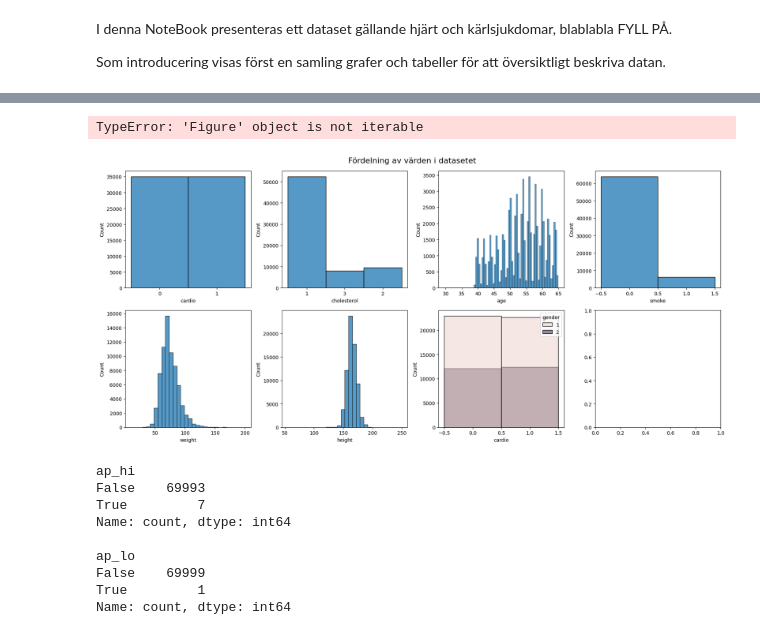
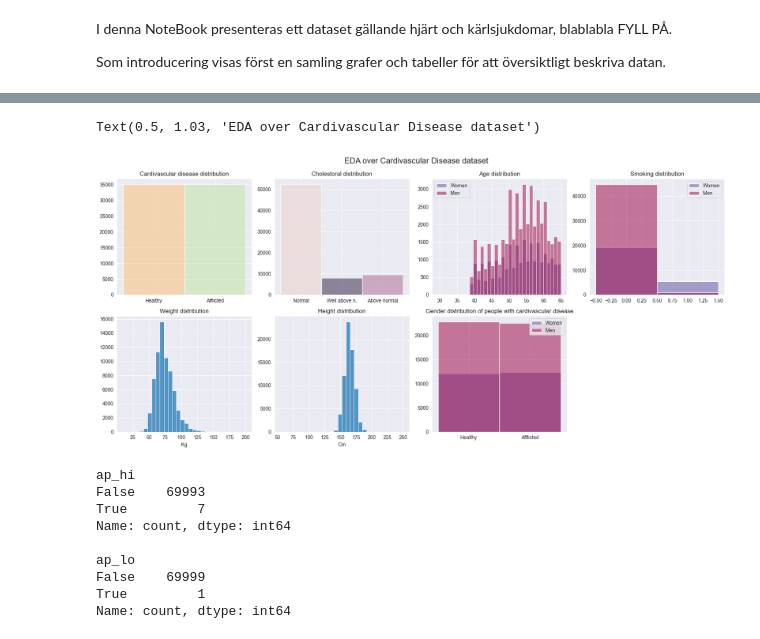
Before and after one commit to nabil0n/MachineLearning-Isak-Andersson, a Jupyter notebook: Labb/labbUppg1.ipynb, the cells around one changed output, grey strips where cells are left out. Saved outputs shown, nothing was run; the diff lists cells and outputs as text; code cells hidden in the pictures.

```diff
--- a/Labb/labbUppg1.ipynb
+++ b/Labb/labbUppg1.ipynb
@@ -16,6 +16,7 @@ import seaborn as sns
 
 df = pd.read_csv('data/cardio_train.csv', sep=';').drop('id', axis=1)
 
-plt.theme = 'dark_background'
+sns.set_style('darkgrid')
+# plt.style.use('dark_background')
 # %%
 df['age'] = (df['age'] / 365.25)#.apply(np.floor)
@@ -22,30 +43,41 @@ df['age'] = (df['age'] / 365.25)#.apply(np.floor)
 # %%
 ax, fig = plt.subplots(2, 4, figsize=(18, 8))
 # a)
-sns.histplot(x=df['cardio'].astype(str), data=df, discrete=True, ax=fig[0, 0])
+sns.histplot(x=df['cardio'].astype(str), discrete=True, ax=fig[0, 0], hue=df['cardio'], legend=False, palette='Spectral').set(xlabel=None, ylabel=None)
+fig[0, 0].set_title('Cardivascular disease distribution')
+fig[0, 0].set_xticklabels(['Healthy', 'Afflicted'])
 # b)
-sns.histplot(x=df['cholesterol'].astype(str), data=df, discrete=True, ax=fig[0, 1])
+sns.histplot(x=df['cholesterol'].astype(str), discrete=True, ax=fig[0, 1], hue=df['cholesterol'], legend=False).set(xlabel=None, ylabel=None)
+fig[0, 1].set_title('Cholestoral distribution')
+fig[0, 1].set_xticklabels(['Normal', 'Well above n.', 'Above normal'])
 # c)
-sns.histplot(x=df['age'], ax=fig[0, 2])
+sns.histplot(x=df['age'], ax=fig[0, 2], bins=35, hue=df['gender'], palette='Spectral').set(xlabel=None, ylabel=None)
+fig[0, 2].set_title('Age distribution')
+fig[0, 2].legend(['Women', 'Men'])
 # d)
-sns.histplot(x=df['smoke'], data=df, discrete=True, ax=fig[0, 3])
+sns.histplot(x=df['smoke'], discrete=True, ax=fig[0, 3], hue=df['gender'], palette='Spectral').set(xlabel=None, ylabel=None)
+plt.xticks(axes=fig[0, 3], ticks=[0, 1], labels=['Non-smoker', 'Smoker'])
+# fig[0, 3].set_xticklabels(['Non-smoker', 'Smoker'])
+fig[0, 3].set_title('Smoking distribution')
+fig[0, 3].legend(['Women', 'Men'])
 # e)
-sns.histplot(x=df['weight'], bins=30, ax=fig[1, 0])
+sns.histplot(x=df['weight'], bins=30, ax=fig[1, 0]).set(xlabel="Kg", ylabel=None)
+fig[1, 0].set_title('Weight distribution')
 # f)
-sns.histplot(x=df['height'], bins=30, ax=fig[1, 1])
+sns.histplot(x=df['height'], bins=30, ax=fig[1, 1]).set(xlabel="Cm", ylabel=None)
+fig[1, 1].set_title('Height distribution')
 # g)
-sns.histplot(x=(df['cardio'] == 1), hue=df['gender'], discrete=True, ax=fig[1, 2])
+sns.histplot(x=df['cardio'].astype(str), discrete=True, ax=fig[1, 2], hue=df['gender'], palette='Spectral').set(xlabel=None, ylabel=None)
+fig[1, 2].set_title('Gender distribution of people with cardivascular disease')
+fig[1, 2].set_xticklabels(['Healthy', 'Afflicted'])
+fig[1, 2].legend(['Women', 'Men'])
 
 ax.tight_layout()
-ax.suptitle('Fördelning av värden i datasetet', fontsize=16, y=1.03)
-
-column_names = ['Fördelning av hjärt/kärlsjukdomar', 'Kolestrolfördelning', 'Åldersfördelning', 'Andel rökare', 'Viktfördelning', 'Längdfördelning', 'Andelen män/kvinnor med hjärt/kärlsjukdomar']
-for i in ax:
-    ax.set_title(column_names[i], fontsize='small')
-# ax.label('Fördelning av hjärt/kärlsjukdomar', 'Kolestrolfördelning', 'Åldersfördelning', 'Andel rökare', 'Viktfördelning', 'Längdfördelning', 'Andelen män/kvinnor med hjärt/kärlsjukdomar')
+ax.delaxes(fig[1, 3])
+ax.suptitle('EDA over Cardivascular Disease dataset', fontsize=16, y=1.03)
 # %% [output]
-TypeError: 'Figure' object is not iterable
+Text(0.5, 1.03, 'EDA over Cardivascular Disease dataset')
-[figure, old version]
+[figure, new version]
 # %%
 print(f"{(df['ap_hi'] < 0).value_counts()}\n\n{(df['ap_lo'] < 0).value_counts()}")
 # %% [output]
```
Also changed, not shown: parts of 5 cells of this notebook, 1 other file.
